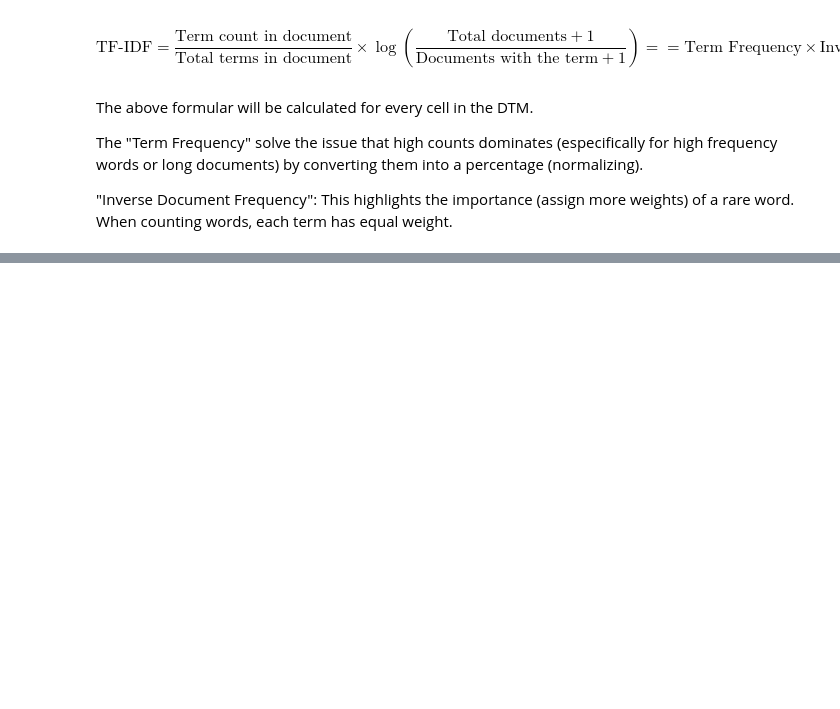
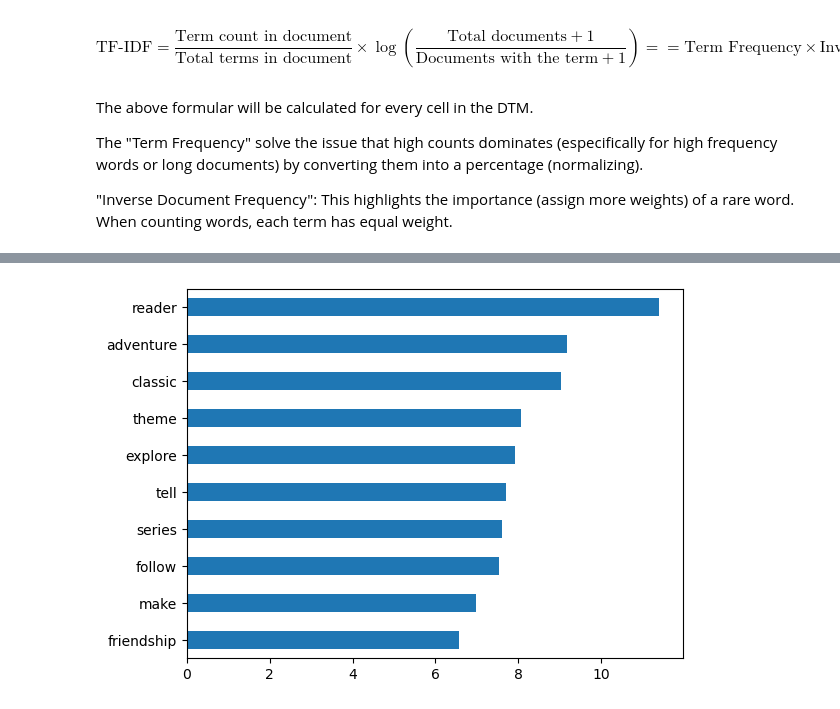
Before and after one commit to sulabola/NLP_in_Python, a Jupyter notebook: Chapter 2 - Text Preprocessing.ipynb, the cells around one changed output, grey strips where cells are left out. Saved outputs shown, nothing was run; the diff lists cells and outputs as text; code cells hidden in the pictures; blank space fills up the shorter version.

```diff
--- a/Chapter 2 - Text Preprocessing.ipynb
+++ b/Chapter 2 - Text Preprocessing.ipynb
@@ -1276,0 +1360,5 @@ The "Term Frequency" solve the issue that high counts dominates (especifically f
+# %%
+tv4 = TfidfVectorizer(stop_words='english', min_df=0.10, max_df=0.50)
+tfidf4 = tv4.fit_transform(df2['Description_Clean'])
+tfidf4_df = pd.DataFrame(tfidf4.toarray(), columns=tv4.get_feature_names_out())
+tfidf4_df
@@ -1276,0 +1401,3 @@ The "Term Frequency" solve the issue that high counts dominates (especifically f
+# %%
+top_weights = tfidf4_df.sum().sort_values().tail(10)
+top_weights
@@ -1276,0 +1416,4 @@ The "Term Frequency" solve the issue that high counts dominates (especifically f
+# %%
+top_weights.plot(kind='barh');
+# %% [output]
+[figure, added]
```
Also changed, not shown: parts of 16 cells of this notebook.
